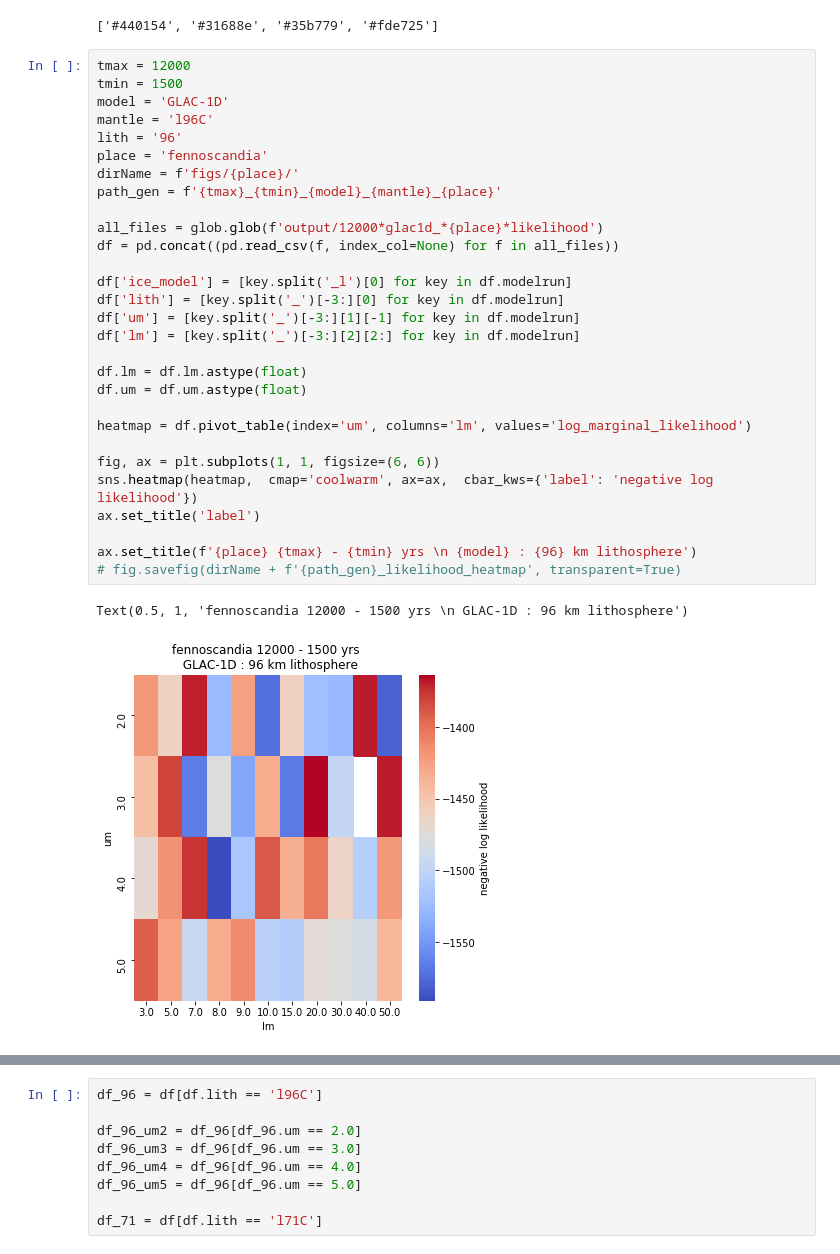
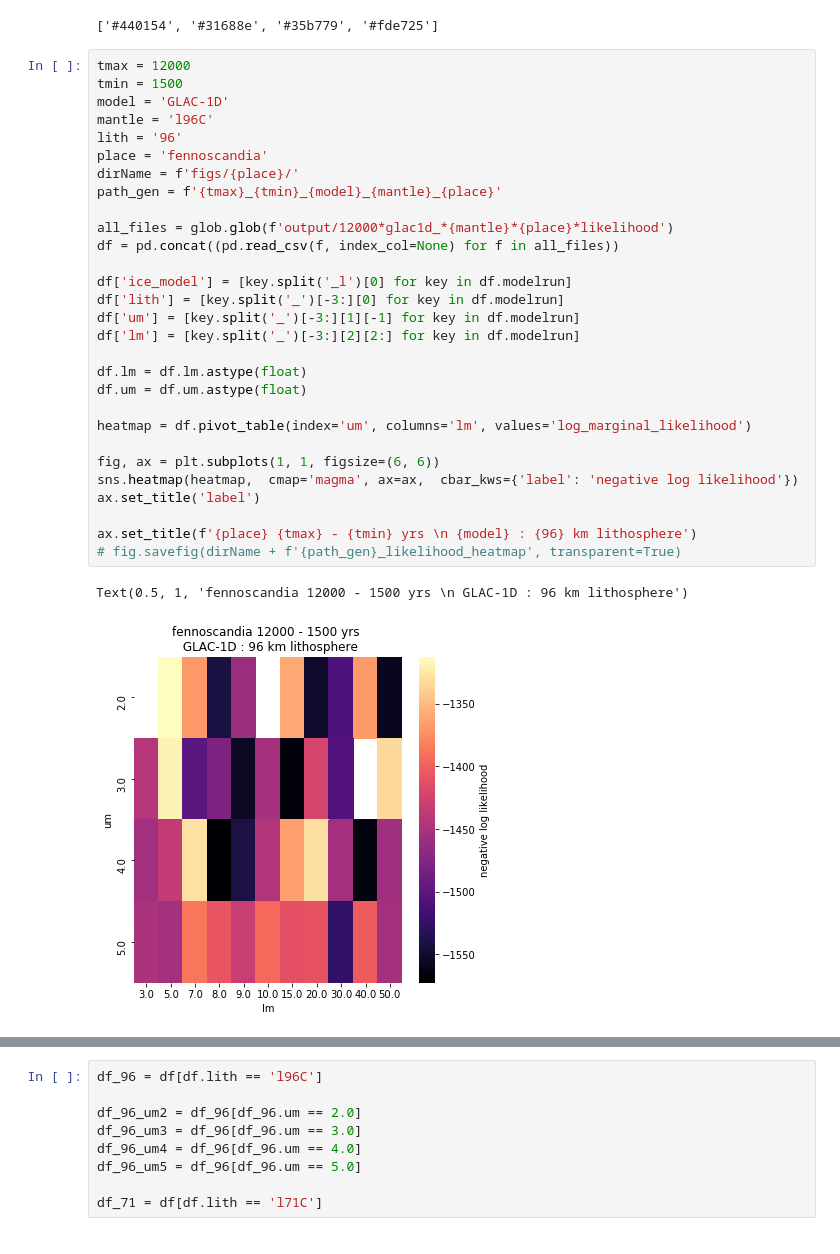
Before and after one commit to rcameronc/Holocene_readv, a Jupyter notebook: readv_postproc.ipynb, the cells around one changed output, grey strips where cells are left out. Cells and saved outputs as stored; diff of their text form.

```diff
--- a/readv_postproc.ipynb
+++ b/readv_postproc.ipynb
@@ -26,32 +26,32 @@ cmap_codes('viridis', 4)
 # %%
 tmax = 12000
 tmin = 1500
 model = 'GLAC-1D'
 mantle = 'l96C'
 lith = '96'
 place = 'fennoscandia'
 dirName = f'figs/{place}/'
 path_gen = f'{tmax}_{tmin}_{model}_{mantle}_{place}'
 
-all_files = glob.glob(f'output/12000*glac1d_*{place}*likelihood')
+all_files = glob.glob(f'output/12000*glac1d_*{mantle}*{place}*likelihood')
 df = pd.concat((pd.read_csv(f, index_col=None) for f in all_files))
 
 df['ice_model'] = [key.split('_l')[0] for key in df.modelrun]
 df['lith'] = [key.split('_')[-3:][0] for key in df.modelrun]
 df['um'] = [key.split('_')[-3:][1][-1] for key in df.modelrun]
 df['lm'] = [key.split('_')[-3:][2][2:] for key in df.modelrun]
 
 df.lm = df.lm.astype(float)
 df.um = df.um.astype(float)
 
 heatmap = df.pivot_table(index='um', columns='lm', values='log_marginal_likelihood')
 
 fig, ax = plt.subplots(1, 1, figsize=(6, 6))
-sns.heatmap(heatmap,  cmap='coolwarm', ax=ax,  cbar_kws={'label': 'negative log likelihood'})
+sns.heatmap(heatmap,  cmap='magma', ax=ax,  cbar_kws={'label': 'negative log likelihood'})
 ax.set_title('label')
 
 ax.set_title(f'{place} {tmax} - {tmin} yrs \n {model} : {96} km lithosphere')
 # fig.savefig(dirName + f'{path_gen}_likelihood_heatmap', transparent=True)
 # %% [output]
 Text(0.5, 1, 'fennoscandia 12000 - 1500 yrs \n GLAC-1D : 96 km lithosphere')
-[figure, old version]
+[figure, new version]
```
Also changed, not shown: parts of 4 cells of this notebook, 3 other files.
